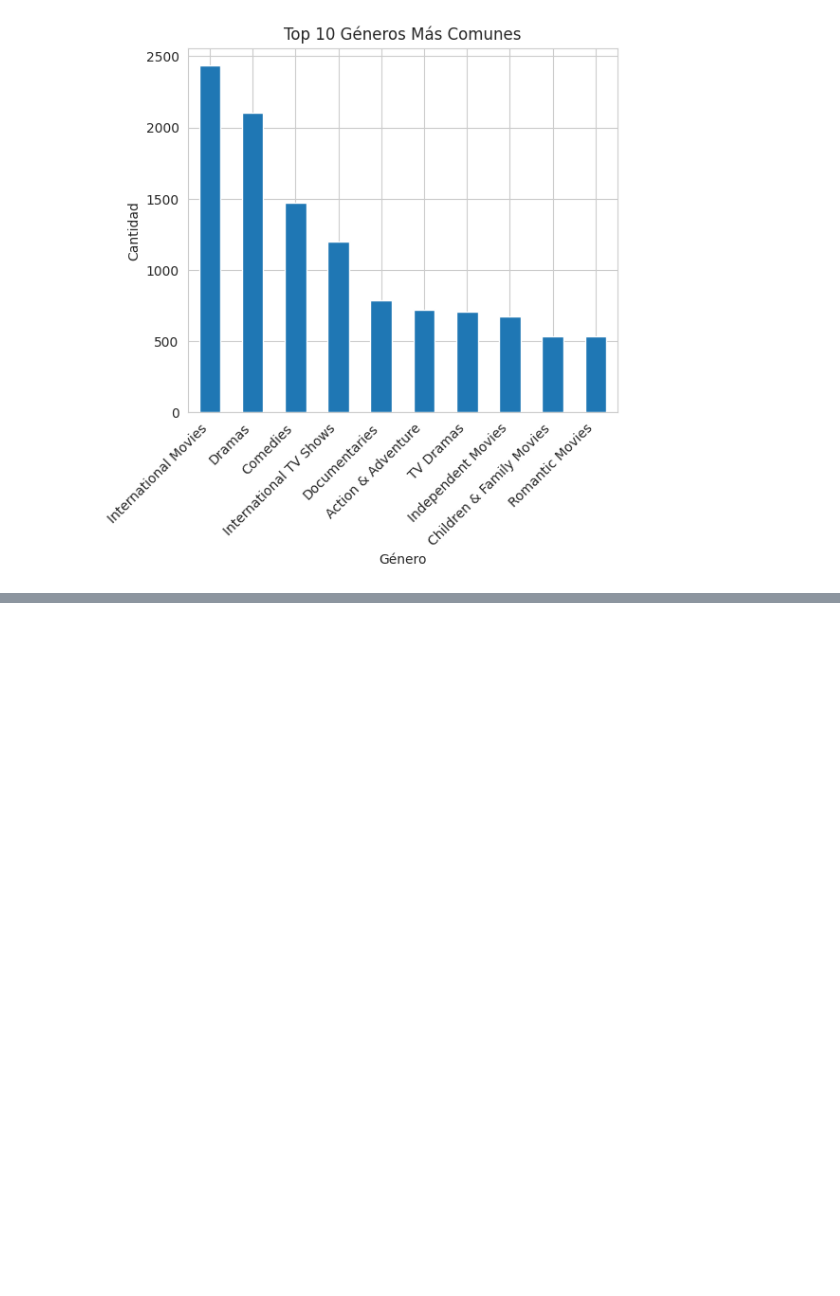
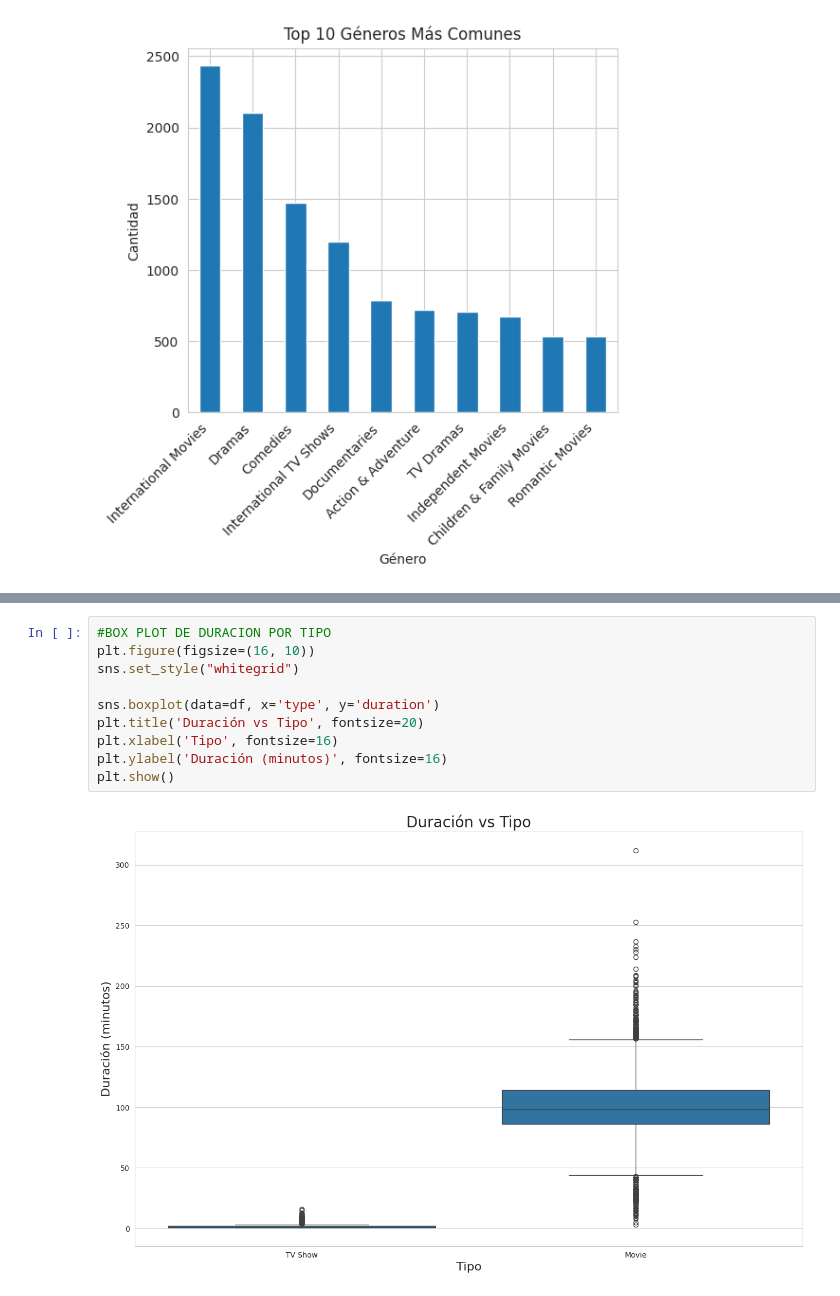
Before and after one commit to GaelGarciaSanchez/Optativa-Profesional, a Jupyter notebook: BDNetflix.ipynb, the cells around one changed output, grey strips where cells are left out. Drawn from its saved outputs; the diff is of its cells as text; blank space fills up the shorter version.

```diff
--- a/BDNetflix.ipynb
+++ b/BDNetflix.ipynb
@@ -363,0 +394,12 @@ plt.show()
+# %%
+#BOX PLOT DE DURACION POR TIPO
+plt.figure(figsize=(16, 10))
+sns.set_style("whitegrid")
+
+sns.boxplot(data=df, x='type', y='duration')
+plt.title('Duración vs Tipo', fontsize=20)
+plt.xlabel('Tipo', fontsize=16)
+plt.ylabel('Duración (minutos)', fontsize=16)
+plt.show()
+# %% [output]
+[figure, added]
```
Also changed, not shown: parts of 21 cells of this notebook.
